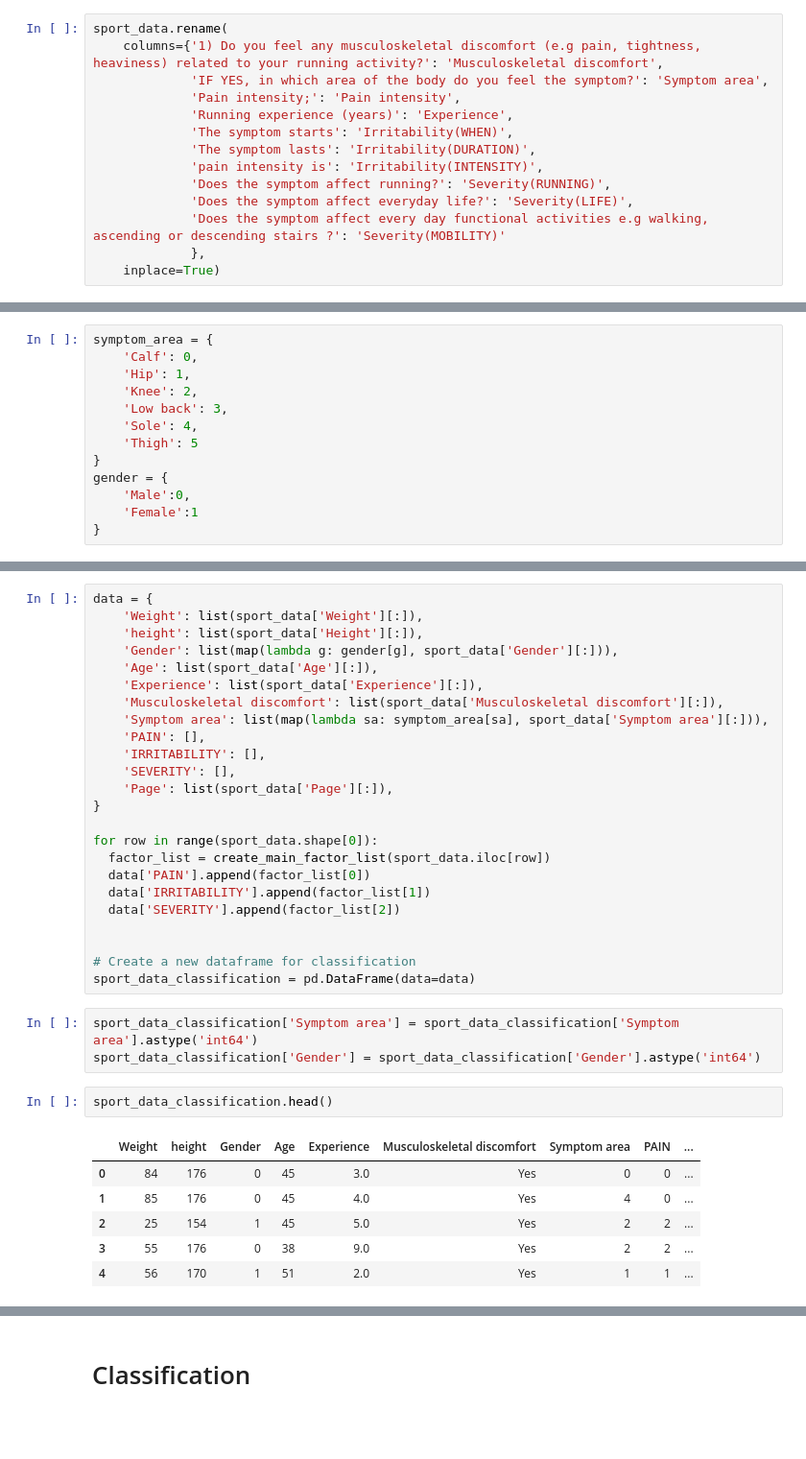
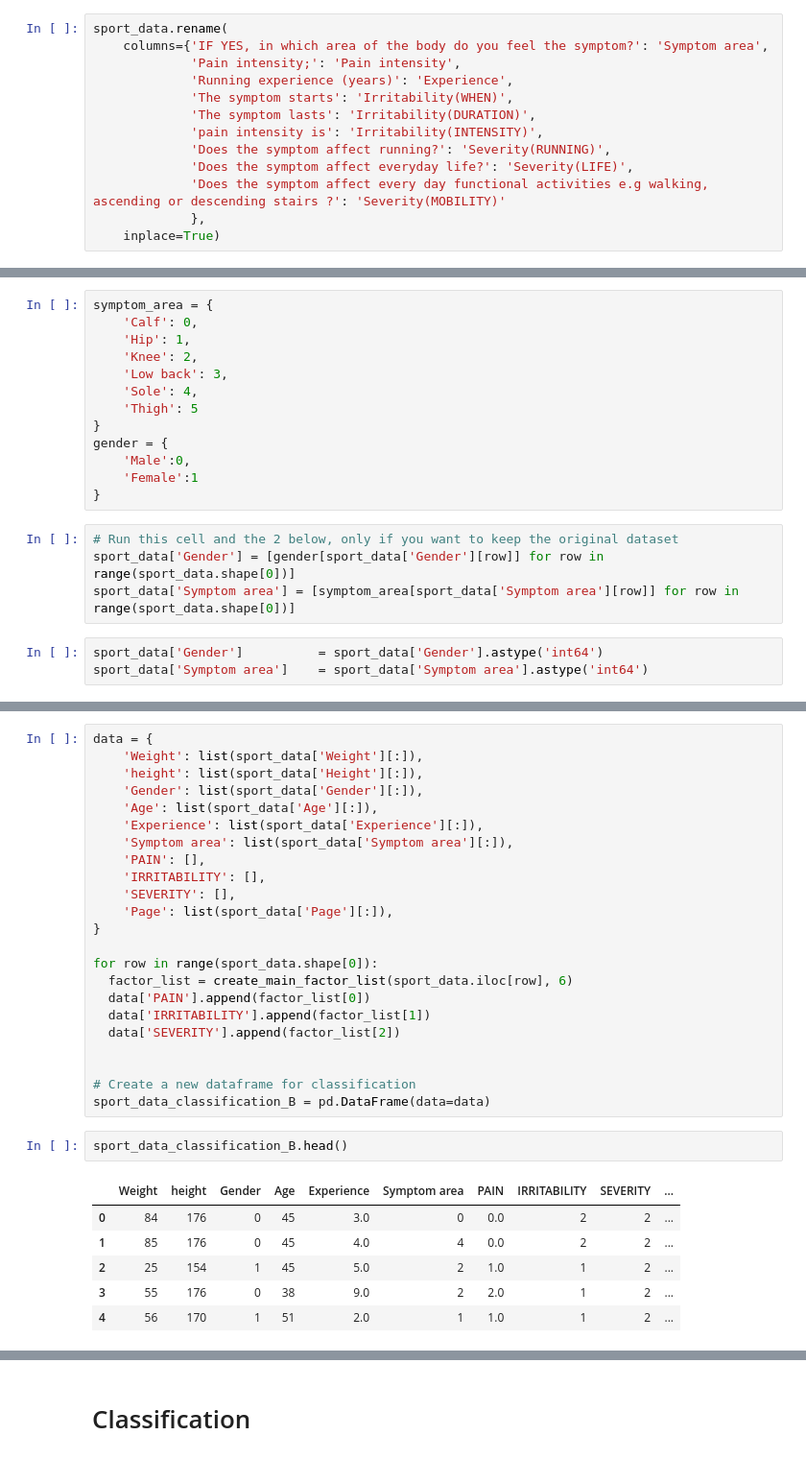
Before and after one commit to GeorgeM2000/Sports-Activity, a Jupyter notebook: Sports_Activity.ipynb, the cells around one changed output, grey strips where cells are left out. Shown at 96% size. Cells and saved outputs as stored; diff of their text form; blank space fills up the shorter version.

```diff
--- a/Sports_Activity.ipynb
+++ b/Sports_Activity.ipynb
@@ -131,7 +149,6 @@ sport_data.drop(columns={'2) Είδος πόνου'}, inplace=True)
 # %%
 sport_data.rename(
-    columns={'1) Do you feel any musculoskeletal discomfort (e.g pain, tightness, heaviness) related to your running activity?': 'Musculoskeletal discomfort',
-             'IF YES, in which area of the body do you feel the symptom?': 'Symptom area',
+    columns={'IF YES, in which area of the body do you feel the symptom?': 'Symptom area',
              'Pain intensity;': 'Pain intensity',
              'Running experience (years)': 'Experience',
              'The symptom starts': 'Irritability(WHEN)',
@@ -288,3 +305,10 @@ gender = {
     'Male':0,
     'Female':1
 }
+# %%
+# Run this cell and the 2 below, only if you want to keep the original dataset
+sport_data['Gender'] = [gender[sport_data['Gender'][row]] for row in range(sport_data.shape[0])]
+sport_data['Symptom area'] = [symptom_area[sport_data['Symptom area'][row]] for row in range(sport_data.shape[0])]
+# %%
+sport_data['Gender']          = sport_data['Gender'].astype('int64')
+sport_data['Symptom area']    = sport_data['Symptom area'].astype('int64')
@@ -292,11 +372,10 @@ gender = {
 data = {
     'Weight': list(sport_data['Weight'][:]),
     'height': list(sport_data['Height'][:]),
-    'Gender': list(map(lambda g: gender[g], sport_data['Gender'][:])),
+    'Gender': list(sport_data['Gender'][:]),
     'Age': list(sport_data['Age'][:]),
     'Experience': list(sport_data['Experience'][:]),
-    'Musculoskeletal discomfort': list(sport_data['Musculoskeletal discomfort'][:]),
-    'Symptom area': list(map(lambda sa: symptom_area[sa], sport_data['Symptom area'][:])),
+    'Symptom area': list(sport_data['Symptom area'][:]),
     'PAIN': [],
     'IRRITABILITY': [],
     'SEVERITY': [],
@@ -304,23 +383,20 @@ data = {
 }
 
 for row in range(sport_data.shape[0]):
-  factor_list = create_main_factor_list(sport_data.iloc[row])
+  factor_list = create_main_factor_list(sport_data.iloc[row], 6)
   data['PAIN'].append(factor_list[0])
   data['IRRITABILITY'].append(factor_list[1])
   data['SEVERITY'].append(factor_list[2])
 
 
 # Create a new dataframe for classification
-sport_data_classification = pd.DataFrame(data=data)
+sport_data_classification_B = pd.DataFrame(data=data)
-# %%
-sport_data_classification['Symptom area'] = sport_data_classification['Symptom area'].astype('int64')
-sport_data_classification['Gender'] = sport_data_classification['Gender'].astype('int64')
 # %%
-sport_data_classification.head()
+sport_data_classification_B.head()
 # %% [output]
-|  | Weight | height | Gender | Age | Experience | Musculoskeletal discomfort | Symptom area | PAIN | ... |
-| 0 | 84 | 176 | 0 | 45 | 3.0 | Yes | 0 | 0 | ... |
-| 1 | 85 | 176 | 0 | 45 | 4.0 | Yes | 4 | 0 | ... |
-| 2 | 25 | 154 | 1 | 45 | 5.0 | Yes | 2 | 2 | ... |
-| 3 | 55 | 176 | 0 | 38 | 9.0 | Yes | 2 | 2 | ... |
-| 4 | 56 | 170 | 1 | 51 | 2.0 | Yes | 1 | 1 | ... |
+|  | Weight | height | Gender | Age | Experience | Symptom area | PAIN | IRRITABILITY | SEVERITY | ... |
+| 0 | 84 | 176 | 0 | 45 | 3.0 | 0 | 0.0 | 2 | 2 | ... |
+| 1 | 85 | 176 | 0 | 45 | 4.0 | 4 | 0.0 | 2 | 2 | ... |
+| 2 | 25 | 154 | 1 | 45 | 5.0 | 2 | 1.0 | 1 | 2 | ... |
+| 3 | 55 | 176 | 0 | 38 | 9.0 | 2 | 2.0 | 1 | 2 | ... |
+| 4 | 56 | 170 | 1 | 51 | 2.0 | 1 | 1.0 | 1 | 2 | ... |
```
Also changed, not shown: parts of 28 cells of this notebook.
